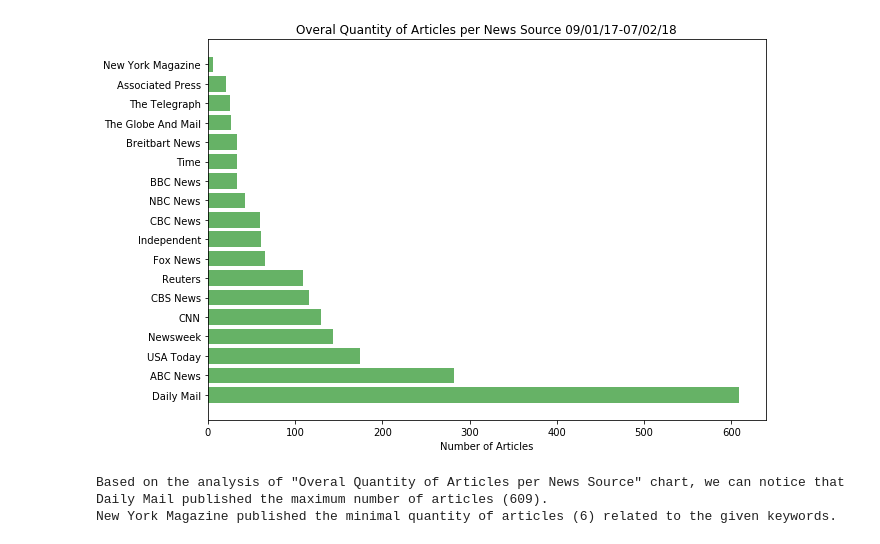
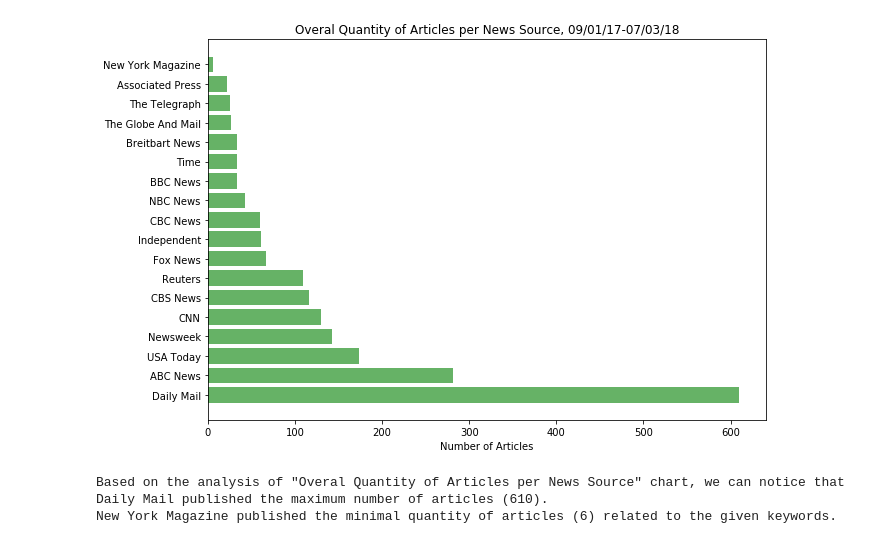
Before and after one commit to rekhaamer/DataViz-Project-1, a Jupyter notebook: apinews-new_solution-combined.ipynb, the cells around one changed output. Cells and saved outputs as stored; diff of their text form; code cells hidden in the pictures.

```diff
--- a/apinews-new_solution-combined.ipynb
+++ b/apinews-new_solution-combined.ipynb
@@ -203,40 +230,39 @@ memory usage: 108.0+ KB
 def bar_news(news_data):
     '''takes a DataFrame as an argument,
     creates a bar chart "Overal Quantity of Articles per News Source"
     '''
     #group data by News Sources names
     group_news=news_data.groupby("name")
     group_count=group_news['published_at'].count().rename("count")
 
     df_group_count=pd.DataFrame(group_count)
     df_group_count.sort_values(by=['count'], inplace=True, ascending=False)
     df_group_count.reset_index(inplace=True)
 
     #create a bar chart to show quantity of articles for each news source
     group_name=df_group_count['name']
     y_pos=np.arange(len(df_group_count['count']))
     plt.figure(figsize=(10, 7))
     plt.barh(y_pos, df_group_count['count'], tick_label=group_name, alpha=0.6, color="green")
-    plt.title(f"Overal Quantity of Articles per News Source 09/01/17-{time.strftime('%x')}")
+    plt.title(f"Overal Quantity of Articles per News Source, 09/01/17-{time.strftime('%x')}")
     plt.xlabel("Number of Articles")
     plt.savefig("news_bar_chart.png", dpi=100, bbox_inches='tight')
     plt.show()
 
     #add analysis for bar chart
     q=len(df_group_count['count'])-1
     name_min=df_group_count.iloc[q,0]
     min_q=df_group_count.iloc[q,1]
 
     name_max=df_group_count.iloc[0,0]
     max_q=df_group_count.iloc[0,1]
     print(f'Based on the analysis of "Overal Quantity of Articles per News Source" chart, we can notice that {name_max} published the maximum number of articles ({max_q}).' )
     print(f'{name_min} published the minimal quantity of articles ({min_q}) related to the given keywords.')
+bar_news(news_dat)
+# %% [output]
+[figure, added]
+Based on the analysis of "Overal Quantity of Articles per News Source" chart, we can notice that Daily Mail published the maximum number of articles (610).
+New York Magazine published the minimal quantity of articles (6) related to the given keywords.
-# %%
-bar_news(news_dat)
-# %% [output]
-[figure, removed]
-Based on the analysis of "Overal Quantity of Articles per News Source" chart, we can notice that Daily Mail published the maximum number of articles (609).
-New York Magazine published the minimal quantity of articles (6) related to the given keywords.
 # %%
 def compound_score_data(news_data):
     '''takes a DataFrame as an argument and calculates compound scores for articles description,
```
Also changed, not shown: parts of 15 cells of this notebook, 1 other file.
